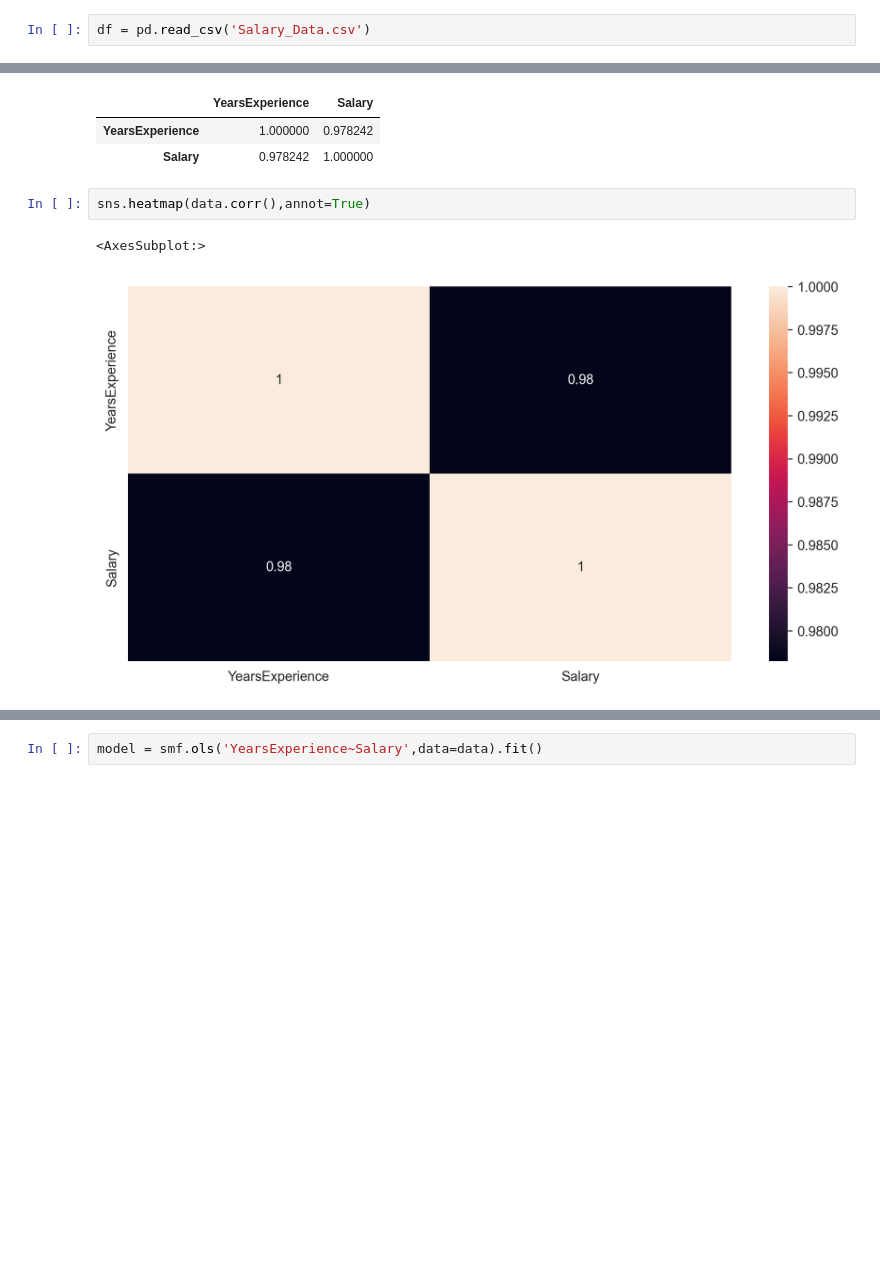
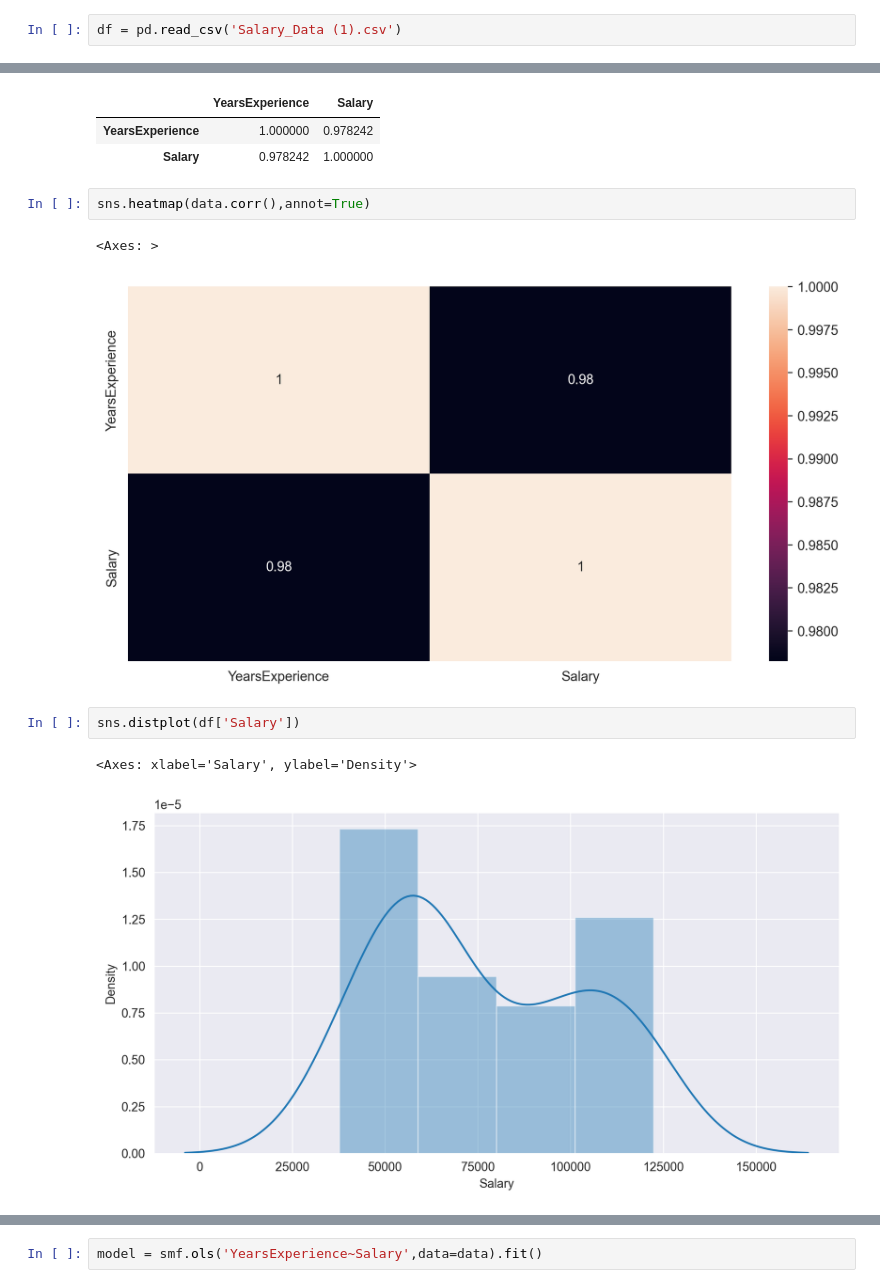
Before and after one commit to akash-1614/DS-Assignments, a Jupyter notebook: Assignment - 4/Assignment - 4 .Simple Linear Regression.ipynb, the cells around one changed output, grey strips where cells are left out. Cells and saved outputs as stored; diff of their text form; blank space fills up the shorter version.

```diff
--- a/Assignment - 4/Assignment - 4 .Simple Linear Regression.ipynb
+++ b/Assignment - 4/Assignment - 4 .Simple Linear Regression.ipynb
@@ -16,7 +16,7 @@ warnings.filterwarnings('ignore')
 
 Build a simple linear regression model by performing EDA and do necessary transformations and select the best model using R or python.
 # %%
-df = pd.read_csv('Salary_Data.csv')
+df = pd.read_csv('Salary_Data (1).csv')
 # %%
 df
 # %% [output]
@@ -79,5 +85,10 @@ data.corr()
 # %%
 sns.heatmap(data.corr(),annot=True)
 # %% [output]
-<AxesSubplot:>
+<Axes: >
 [figure]
+# %%
+sns.distplot(df['Salary'])
+# %% [output]
+<Axes: xlabel='Salary', ylabel='Density'>
+[figure, added]
```
Also changed, not shown: parts of 23 cells of this notebook.
